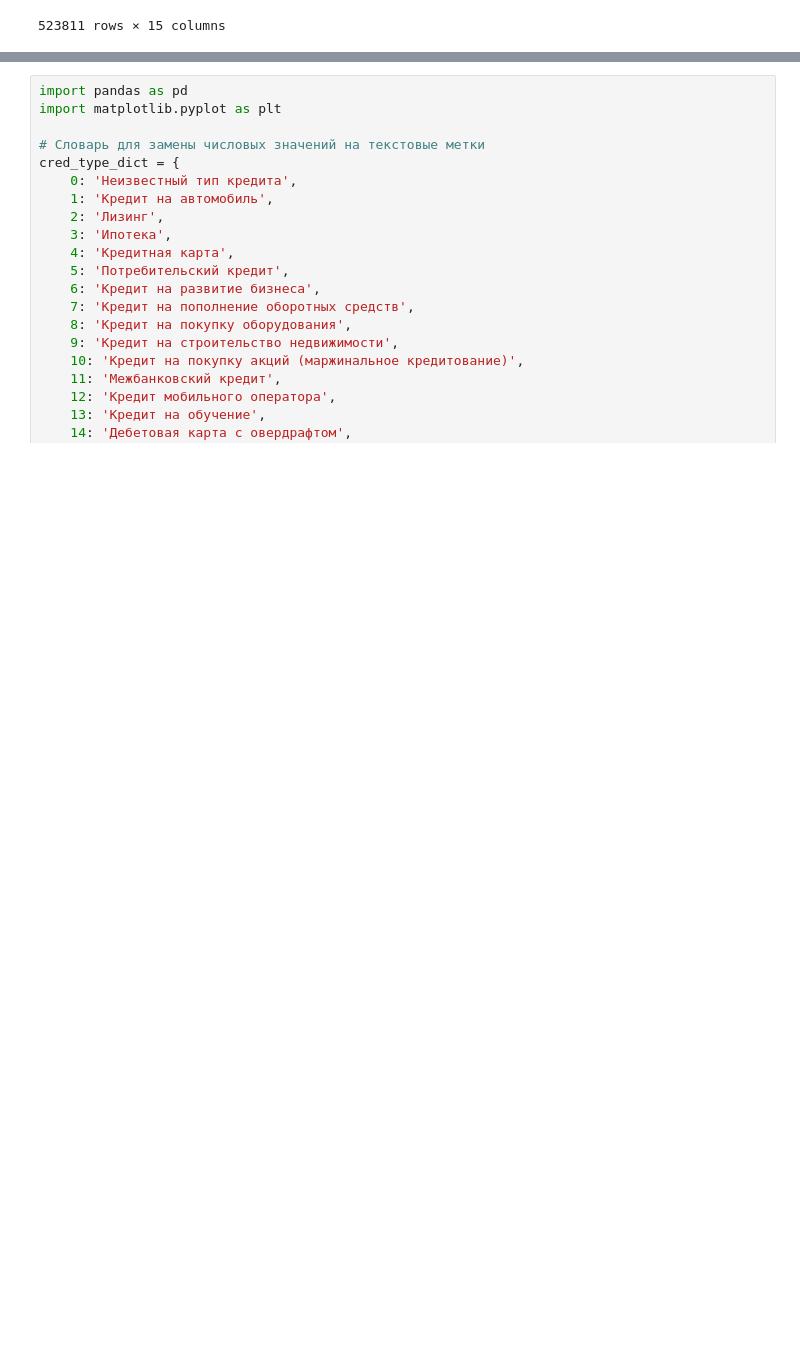
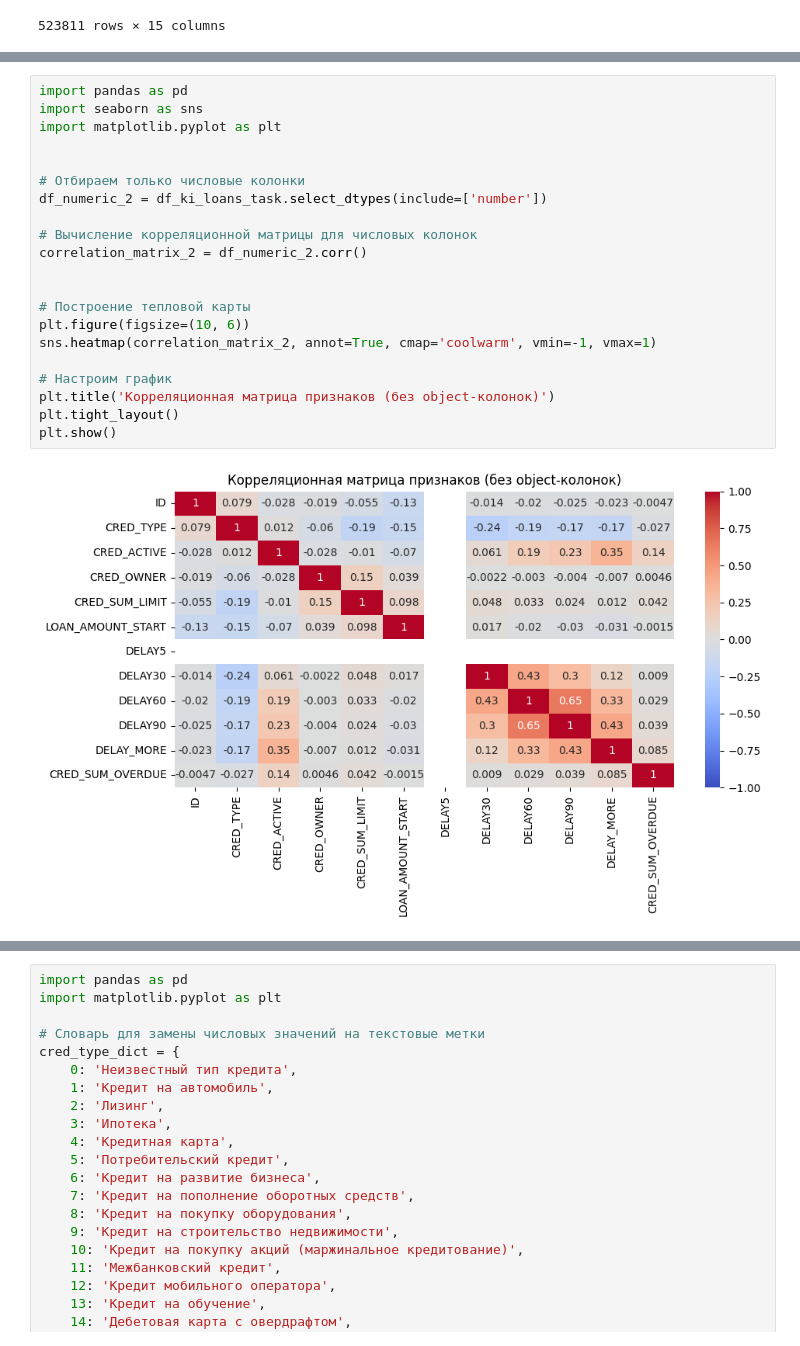
Before and after one commit to budennovsk/testovoe_Antifraud, a Jupyter notebook: testovoe_Antifraud.ipynb, the cells around one changed output, grey strips where cells are left out. Saved outputs shown, nothing was run; the diff lists cells and outputs as text; blank space fills up the shorter version.

```diff
--- a/testovoe_Antifraud.ipynb
+++ b/testovoe_Antifraud.ipynb
@@ -267,0 +318,23 @@ df_ki_loans_task
+# %%
+import pandas as pd
+import seaborn as sns
+import matplotlib.pyplot as plt
+
+
+# Отбираем только числовые колонки
+df_numeric_2 = df_ki_loans_task.select_dtypes(include=['number'])
+
+# Вычисление корреляционной матрицы для числовых колонок
+correlation_matrix_2 = df_numeric_2.corr()
+
+
+# Построение тепловой карты
+plt.figure(figsize=(10, 6))
+sns.heatmap(correlation_matrix_2, annot=True, cmap='coolwarm', vmin=-1, vmax=1)
+
+# Настроим график
+plt.title('Корреляционная матрица признаков (без object-колонок)')
+plt.tight_layout()
+plt.show()
+# %% [output]
+[figure, added]
```
Also changed, not shown: parts of 22 cells of this notebook.
